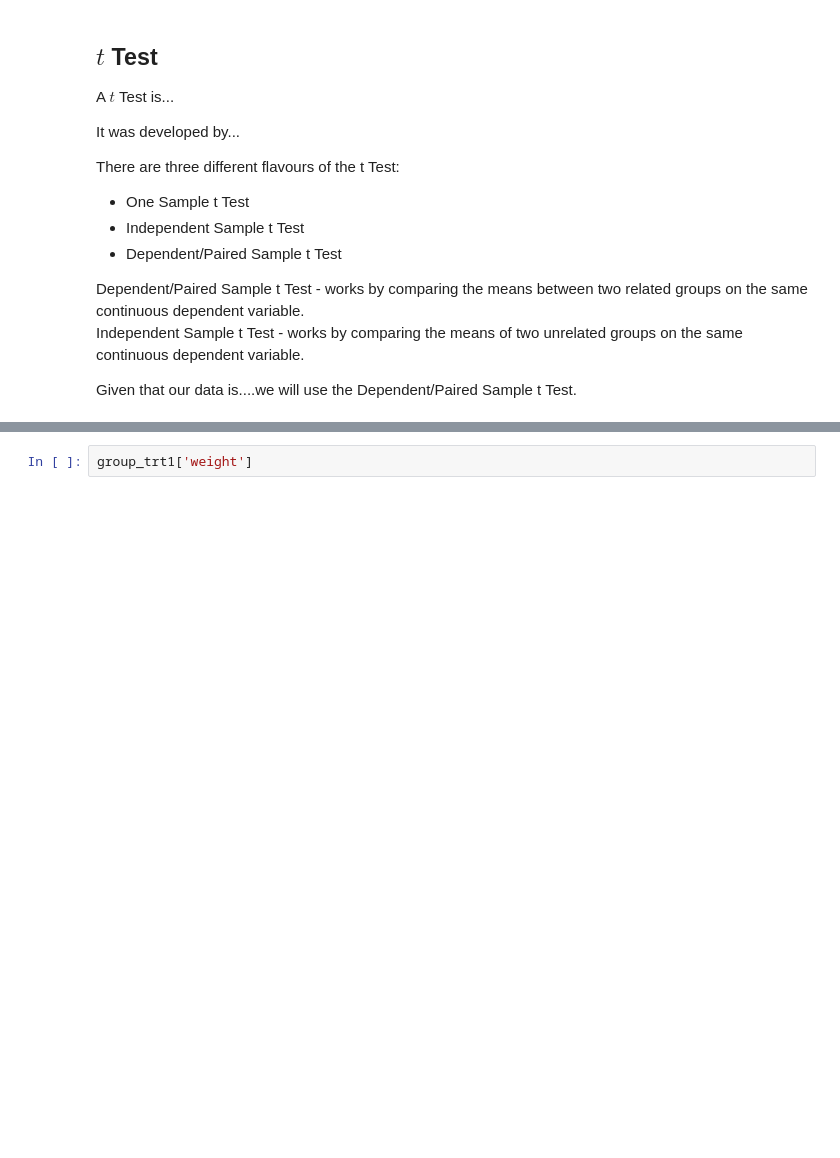
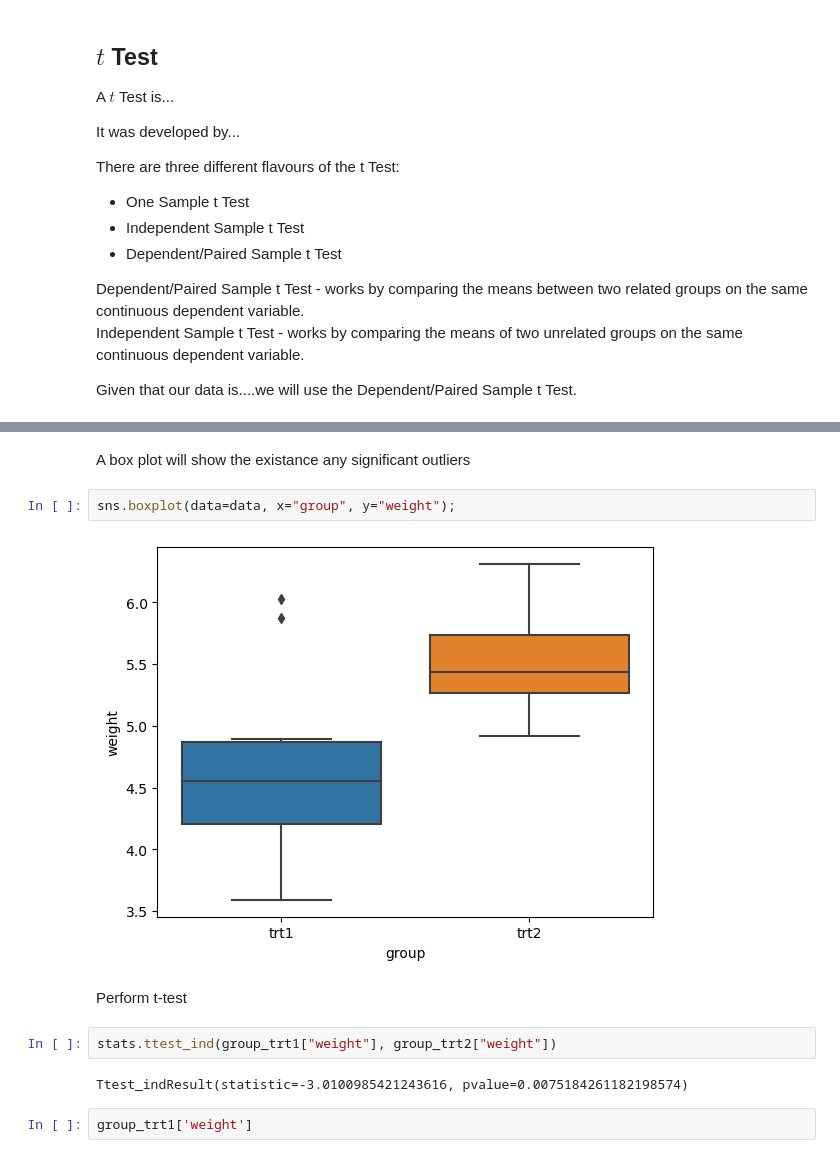
Before and after one commit to PeeBs68/applied_statistics, a Jupyter notebook: project.ipynb, the cells around one changed output, grey strips where cells are left out. Saved outputs shown, nothing was run; the diff lists cells and outputs as text; blank space fills up the shorter version.

```diff
--- a/project.ipynb
+++ b/project.ipynb
@@ -141,3 +208,15 @@ first - check the assumptions above are correct...use plots etc
+# %% [markdown]
+A box plot will show the existance any significant outliers
+# %%
+sns.boxplot(data=data, x="group", y="weight");
+# %% [output]
+[figure, added]
+# %% [markdown]
+Perform t-test
+# %%
+stats.ttest_ind(group_trt1["weight"], group_trt2["weight"])
+# %% [output]
+Ttest_indResult(statistic=-3.0100985421243616, pvalue=0.0075184261182198574)
 # %%
 group_trt1['weight']
 # %% [output]
```
Also changed, not shown: parts of 15 cells of this notebook.
